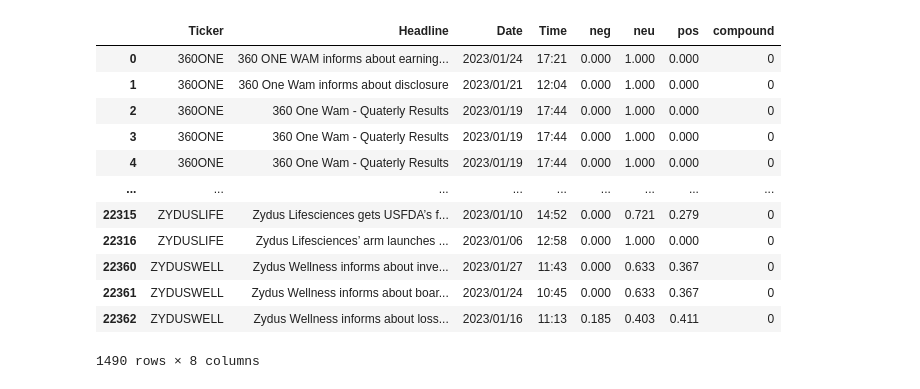
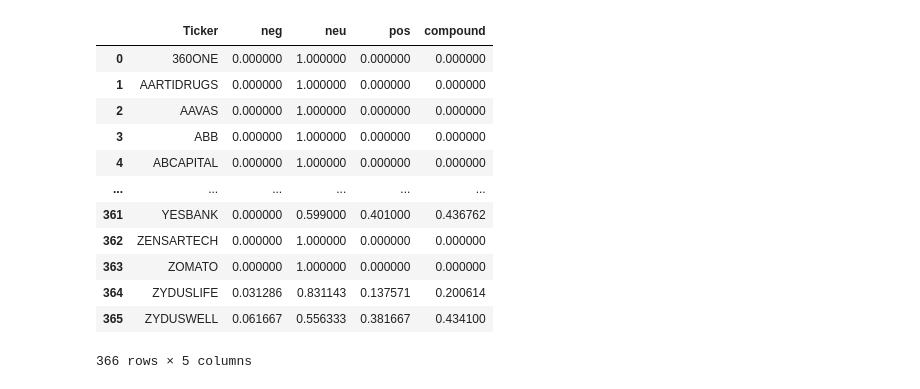
Before and after one commit to Shubxam/Nifty-500-Live-Sentiment-Analysis, a Jupyter notebook: playbook.ipynb, the cells around one changed output. Cells and saved outputs as stored; diff of their text form; code cells hidden in the pictures.

```diff
--- a/playbook.ipynb
+++ b/playbook.ipynb
@@ -29,16 +29,16 @@ filter_article_sent_score = round(date_filter_article.groupby('Ticker').mean().r
-# %%
-date_filter_article
-# %% [output]
-|  | Ticker | Headline | Date | Time | neg | neu | pos | compound |
-| 0 | 360ONE | 360 ONE WAM informs about earning... | 2023/01/24 | 17:21 | 0.000 | 1.000 | 0.000 | 0 |
-| 1 | 360ONE | 360 One Wam informs about disclosure | 2023/01/21 | 12:04 | 0.000 | 1.000 | 0.000 | 0 |
-| 2 | 360ONE | 360 One Wam - Quaterly Results | 2023/01/19 | 17:44 | 0.000 | 1.000 | 0.000 | 0 |
-| 3 | 360ONE | 360 One Wam - Quaterly Results | 2023/01/19 | 17:44 | 0.000 | 1.000 | 0.000 | 0 |
-| 4 | 360ONE | 360 One Wam - Quaterly Results | 2023/01/19 | 17:44 | 0.000 | 1.000 | 0.000 | 0 |
-| ... | ... | ... | ... | ... | ... | ... | ... | ... |
-| 22315 | ZYDUSLIFE | Zydus Lifesciences gets USFDA’s f... | 2023/01/10 | 14:52 | 0.000 | 0.721 | 0.279 | 0 |
-| 22316 | ZYDUSLIFE | Zydus Lifesciences’ arm launches ... | 2023/01/06 | 12:58 | 0.000 | 1.000 | 0.000 | 0 |
-| 22360 | ZYDUSWELL | Zydus Wellness informs about inve... | 2023/01/27 | 11:43 | 0.000 | 0.633 | 0.367 | 0 |
-| 22361 | ZYDUSWELL | Zydus Wellness informs about boar... | 2023/01/24 | 10:45 | 0.000 | 0.633 | 0.367 | 0 |
-| 22362 | ZYDUSWELL | Zydus Wellness informs about loss... | 2023/01/16 | 11:13 | 0.185 | 0.403 | 0.411 | 0 |
-1490 rows × 8 columns
+# %%
+filter_article_sent_score
+# %% [output]
+|  | Ticker | neg | neu | pos | compound |
+| 0 | 360ONE | 0.000000 | 1.000000 | 0.000000 | 0.000000 |
+| 1 | AARTIDRUGS | 0.000000 | 1.000000 | 0.000000 | 0.000000 |
+| 2 | AAVAS | 0.000000 | 1.000000 | 0.000000 | 0.000000 |
+| 3 | ABB | 0.000000 | 1.000000 | 0.000000 | 0.000000 |
+| 4 | ABCAPITAL | 0.000000 | 1.000000 | 0.000000 | 0.000000 |
+| ... | ... | ... | ... | ... | ... |
+| 361 | YESBANK | 0.000000 | 0.599000 | 0.401000 | 0.436762 |
+| 362 | ZENSARTECH | 0.000000 | 1.000000 | 0.000000 | 0.000000 |
+| 363 | ZOMATO | 0.000000 | 1.000000 | 0.000000 | 0.000000 |
+| 364 | ZYDUSLIFE | 0.031286 | 0.831143 | 0.137571 | 0.200614 |
+| 365 | ZYDUSWELL | 0.061667 | 0.556333 | 0.381667 | 0.434100 |
+366 rows × 5 columns
```
Also changed, not shown: parts of 5 cells of this notebook, 1 other file.
